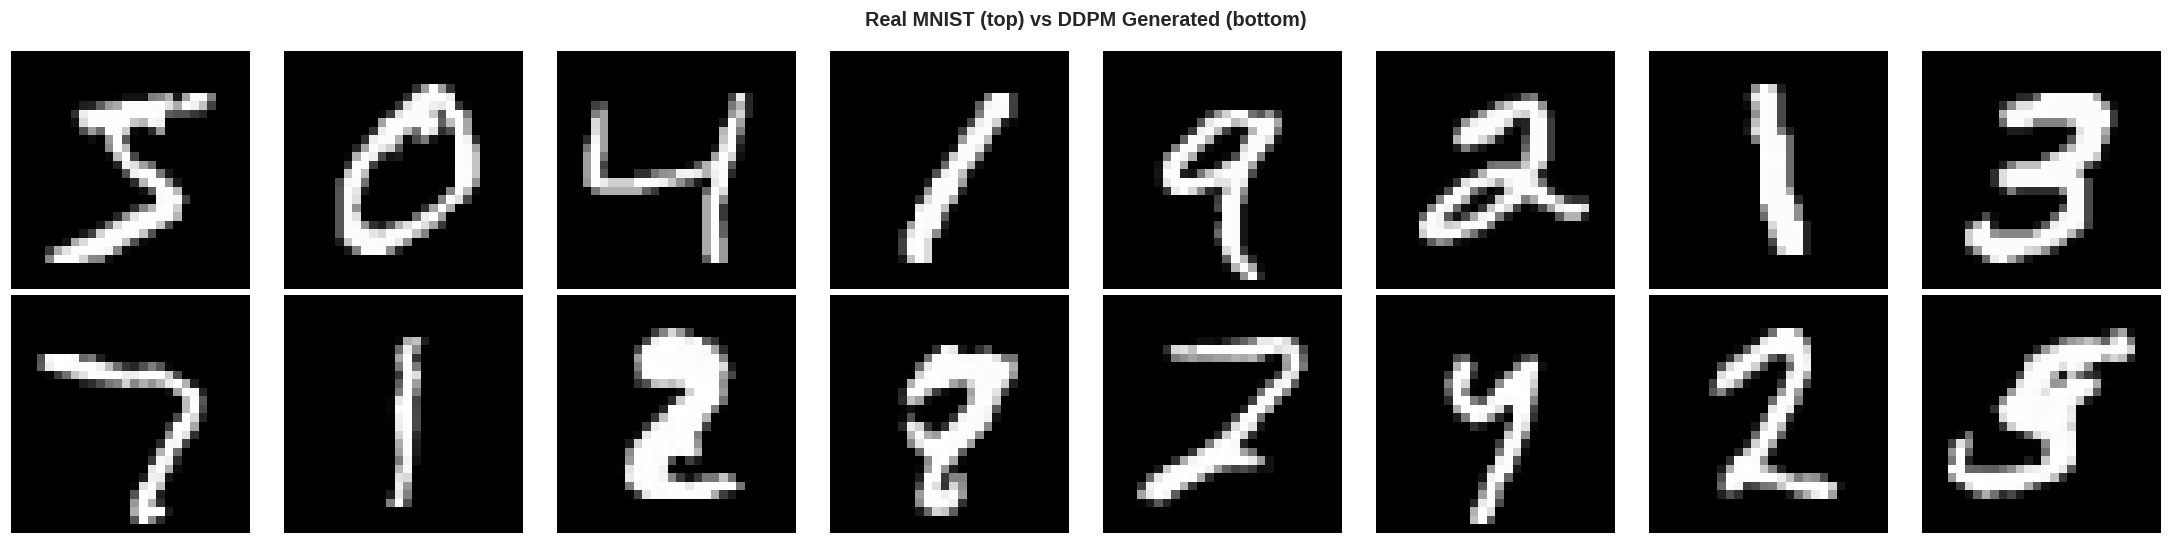
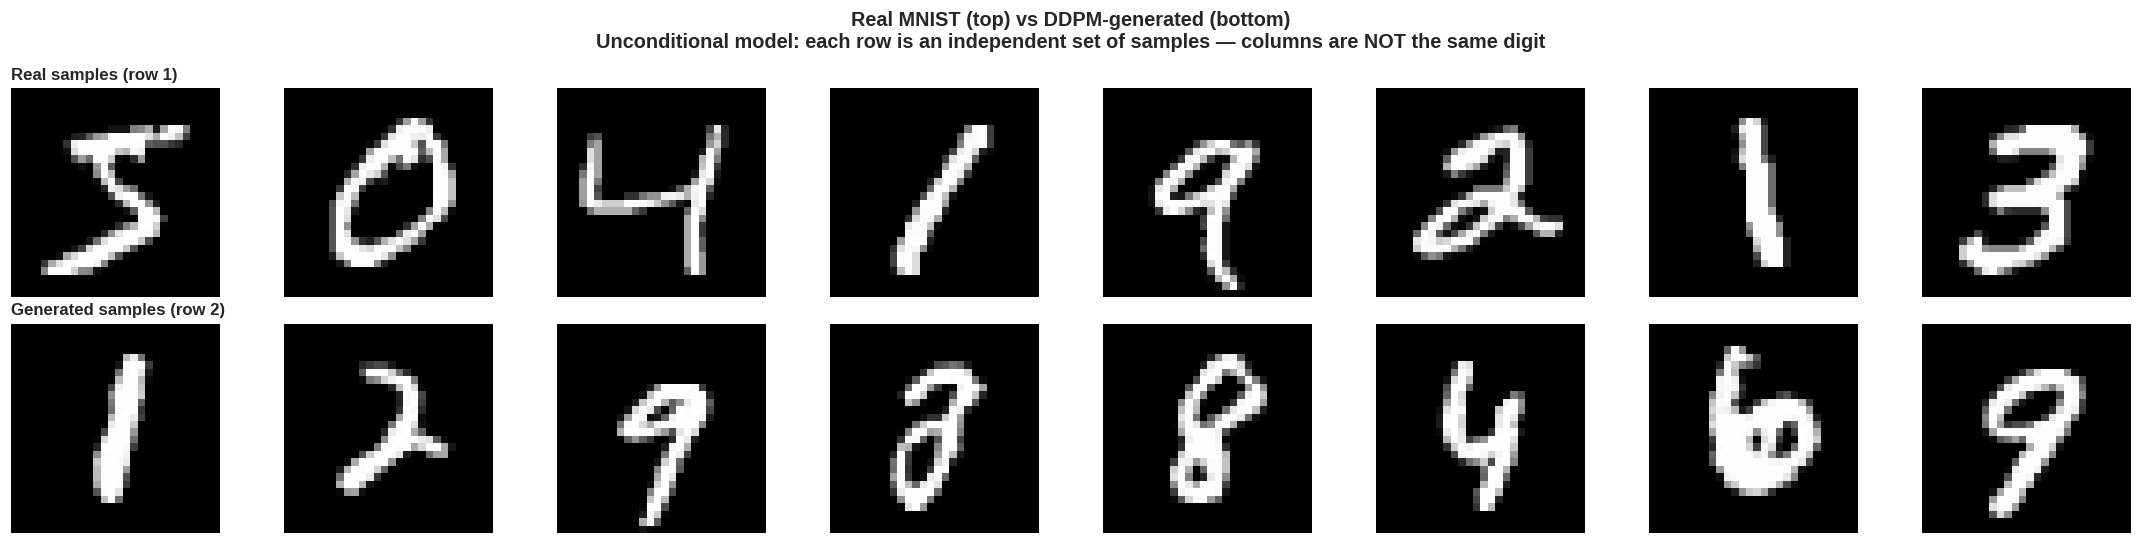
Unified diff of the notebook cell whose output changed from the first chart to the second:
--- before
+++ after
@@ -1,5 +1,5 @@
-# ── Compare real vs generated ─────────────────────────────────────────────────
-real_imgs = torch.stack([train_ds[i][0] for i in range(16)])
-fake_imgs, _ = ddpm_sample(model, n=16)
+# Compare real vs generated  (UNCONDITIONAL model: columns are NOT paired)
+real_imgs = torch.stack([train_ds[i][0] for i in range(8)])
+fake_imgs, _ = ddpm_sample(model, n=8)
 
 fig, axes = plt.subplots(2, 8, figsize=(20, 5))
@@ -7,10 +7,11 @@
     axes[0, col].imshow(real_imgs[col, 0].numpy(), cmap='gray', vmin=-1, vmax=1)
     axes[0, col].axis('off')
-    if col == 0: axes[0, col].set_ylabel('Real', fontsize=11, fontweight='bold')
-
     axes[1, col].imshow(fake_imgs[col, 0].numpy(), cmap='gray', vmin=-1, vmax=1)
     axes[1, col].axis('off')
-    if col == 0: axes[1, col].set_ylabel('Generated', fontsize=11, fontweight='bold')
-
-plt.suptitle('Real MNIST (top) vs DDPM Generated (bottom)', fontsize=13, fontweight='bold')
+axes[0, 0].set_title('Real samples (row 1)', loc='left', fontsize=11, fontweight='bold')
+axes[1, 0].set_title('Generated samples (row 2)', loc='left', fontsize=11, fontweight='bold')
+plt.suptitle('Real MNIST (top) vs DDPM-generated (bottom)\n'
+             'Unconditional model: each row is an independent set of samples '
+             '\u2014 columns are NOT the same digit',
+             fontsize=13, fontweight='bold')
 plt.tight_layout(); plt.show()

Commit: Clarify real-vs-generated comparison in notebook 03